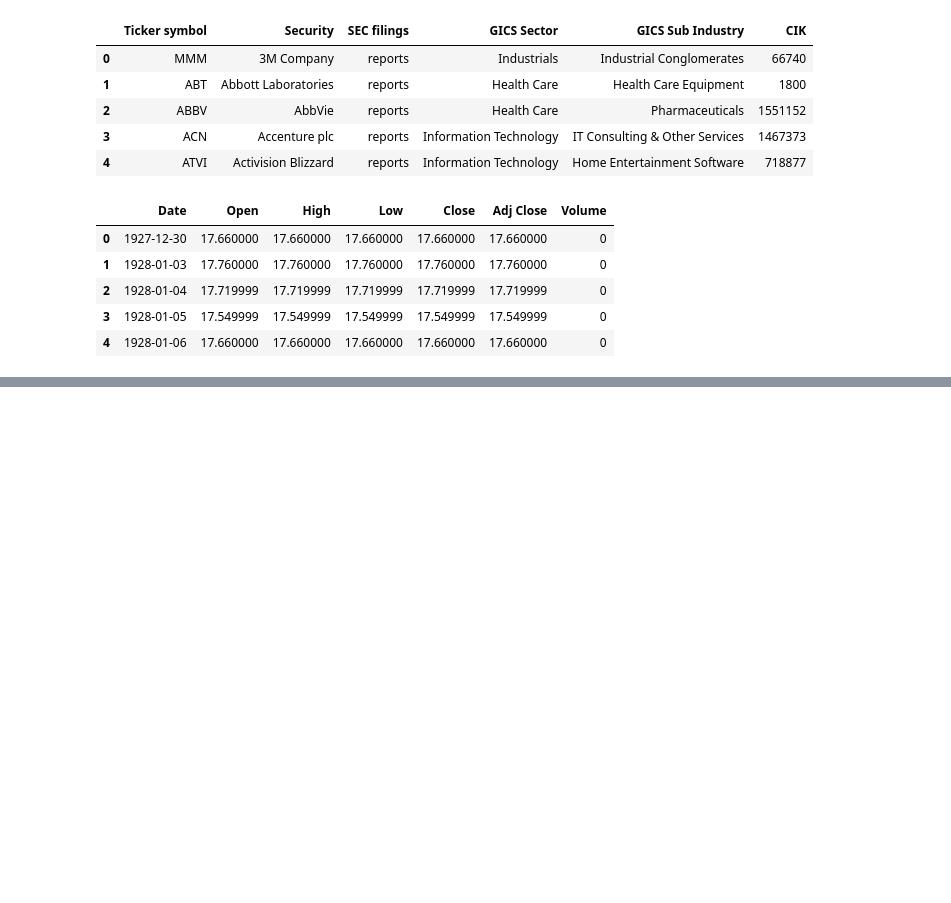
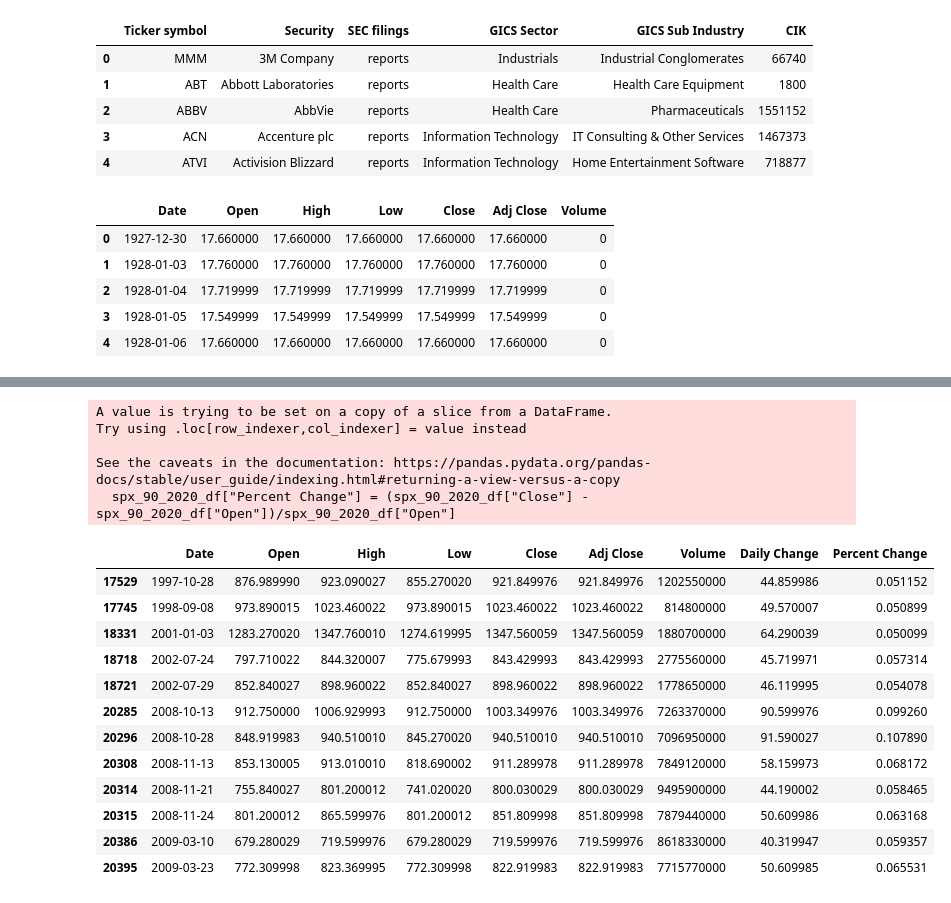
Before and after one commit to Bonjanette/project-one, a Jupyter notebook: Sentiment_Analysis.ipynb, the cells around one changed output, grey strips where cells are left out. Cells and saved outputs as stored; diff of their text form; code cells hidden in the pictures; blank space fills up the shorter version.

```diff
--- a/Sentiment_Analysis.ipynb
+++ b/Sentiment_Analysis.ipynb
@@ -115,0 +144,6 @@ combined_df.head()
+# %%
+#Filter from 1990-2020 for Visualization of the first section of years in this dataset.
+spx_90_2020_df = spx_df[(spx_df["Date"]> "1990-01-01") & (spx_df["Date"]< "2020-01-01")]
+#Create Line plot of filtered Data
+spx_90_2020_df.hvplot.line(x='Date', y='Adj Close', title=' SP500 1990 -2020', value_label='Average Stock Closing Price',
+                              frame_width=700, frame_height=500, group_label='Daily Average')
@@ -115,0 +233,25 @@ combined_df.head()
+# %%
+#Here are the biggest Daily Changes from 1960-1990
+spx_90_2020_df["Percent Change"] = (spx_90_2020_df["Close"] - spx_90_2020_df["Open"])/spx_90_2020_df["Open"]
+
+
+spx_90_2020_df.loc[spx_90_2020_df["Percent Change"]>0.05,:] # Lots of values greater than 10, had to filter it to 70.
+# %% [output]
+A value is trying to be set on a copy of a slice from a DataFrame.
+Try using .loc[row_indexer,col_indexer] = value instead
+
+See the caveats in the documentation: https://pandas.pydata.org/pandas-docs/stable/user_guide/indexing.html#returning-a-view-versus-a-copy
+  spx_90_2020_df["Percent Change"] = (spx_90_2020_df["Close"] - spx_90_2020_df["Open"])/spx_90_2020_df["Open"]
+|  | Date | Open | High | Low | Close | Adj Close | Volume | Daily Change | Percent Change |
+| 17529 | 1997-10-28 | 876.989990 | 923.090027 | 855.270020 | 921.849976 | 921.849976 | 1202550000 | 44.859986 | 0.051152 |
+| 17745 | 1998-09-08 | 973.890015 | 1023.460022 | 973.890015 | 1023.460022 | 1023.460022 | 814800000 | 49.570007 | 0.050899 |
+| 18331 | 2001-01-03 | 1283.270020 | 1347.760010 | 1274.619995 | 1347.560059 | 1347.560059 | 1880700000 | 64.290039 | 0.050099 |
+| 18718 | 2002-07-24 | 797.710022 | 844.320007 | 775.679993 | 843.429993 | 843.429993 | 2775560000 | 45.719971 | 0.057314 |
+| 18721 | 2002-07-29 | 852.840027 | 898.960022 | 852.840027 | 898.960022 | 898.960022 | 1778650000 | 46.119995 | 0.054078 |
+| 20285 | 2008-10-13 | 912.750000 | 1006.929993 | 912.750000 | 1003.349976 | 1003.349976 | 7263370000 | 90.599976 | 0.099260 |
+| 20296 | 2008-10-28 | 848.919983 | 940.510010 | 845.270020 | 940.510010 | 940.510010 | 7096950000 | 91.590027 | 0.107890 |
+| 20308 | 2008-11-13 | 853.130005 | 913.010010 | 818.690002 | 911.289978 | 911.289978 | 7849120000 | 58.159973 | 0.068172 |
+| 20314 | 2008-11-21 | 755.840027 | 801.200012 | 741.020020 | 800.030029 | 800.030029 | 9495900000 | 44.190002 | 0.058465 |
+| 20315 | 2008-11-24 | 801.200012 | 865.599976 | 801.200012 | 851.809998 | 851.809998 | 7879440000 | 50.609986 | 0.063168 |
+| 20386 | 2009-03-10 | 679.280029 | 719.599976 | 679.280029 | 719.599976 | 719.599976 | 8618330000 | 40.319947 | 0.059357 |
+| 20395 | 2009-03-23 | 772.309998 | 823.369995 | 772.309998 | 822.919983 | 822.919983 | 7715770000 | 50.609985 | 0.065531 |
```
Also changed, not shown: parts of 18 cells of this notebook, 3 other files.
